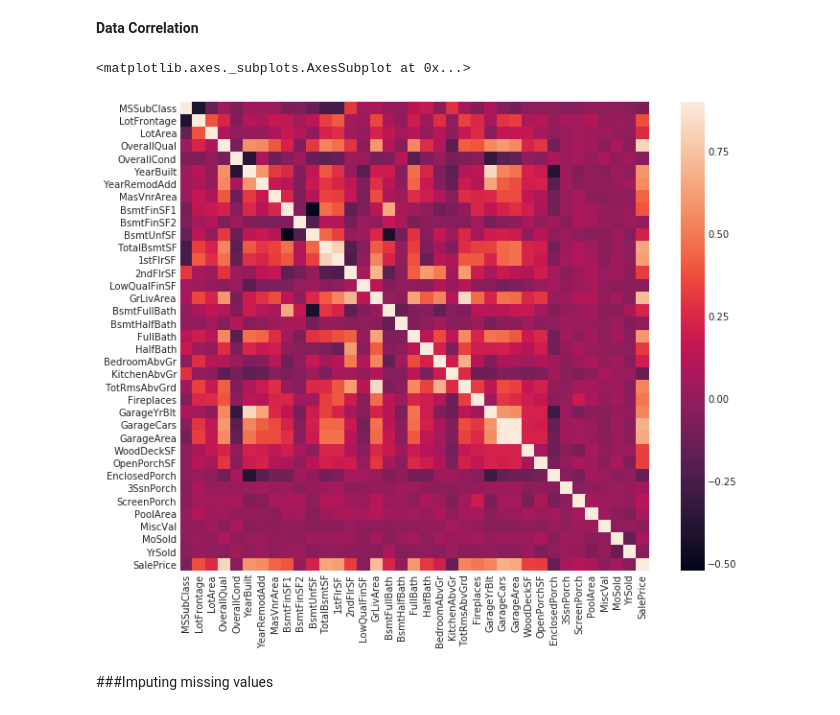
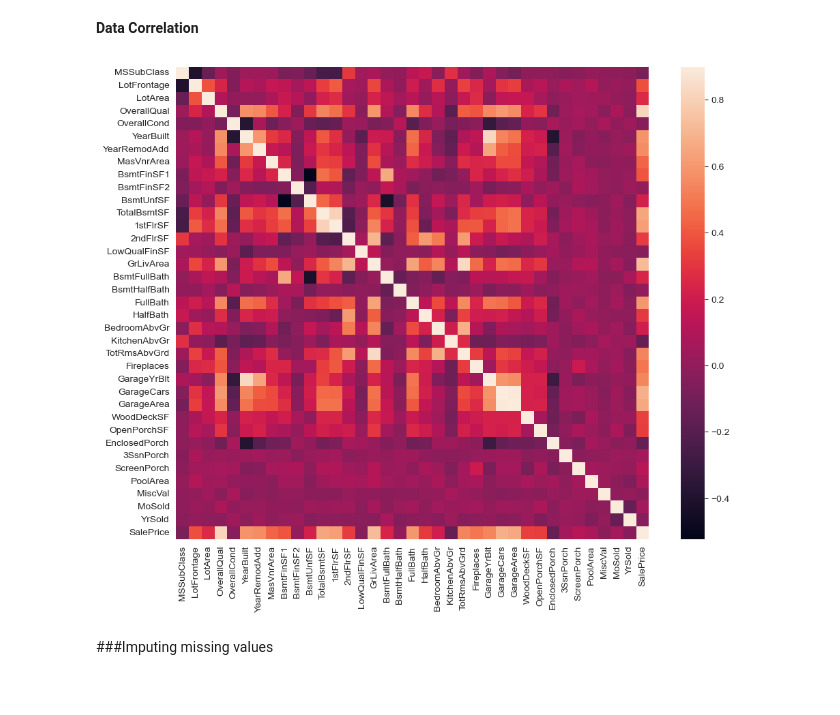
Before and after one commit to jasi999999/SAMSUNG_ML_Project, a Jupyter notebook: Personal/4-stacked-regressions-top-4-on-leaderboard.ipynb, the cells around one changed output. Cells and saved outputs as stored; diff of their text form; code cells hidden in the pictures.

```diff
--- a/Personal/4-stacked-regressions-top-4-on-leaderboard.ipynb
+++ b/Personal/4-stacked-regressions-top-4-on-leaderboard.ipynb
@@ -81,8 +81,8 @@ train.csv
 # %%
 #Now let's import and put the train and test datasets in  pandas dataframe
 
-train = pd.read_csv('../input/train.csv')
-test = pd.read_csv('../input/test.csv')
+train = pd.read_csv('../CSV/train.csv')
+test = pd.read_csv('../CSV/test.csv')
 # %%
 ##display the first five rows of the train dataset.
 train.head(5)
@@ -273,12 +273,12 @@ Text(0.5,1,'Percent missing data by feature')
 **Data Correlation**
 # %%
 #Correlation map to see how features are correlated with SalePrice
-corrmat = train.corr()
+corrmat = train.select_dtypes(include=['number']).corr()
 plt.subplots(figsize=(12,9))
 sns.heatmap(corrmat, vmax=0.9, square=True)
+plt.show()
 # %% [output]
-<matplotlib.axes._subplots.AxesSubplot at 0x...>
-[figure, old version]
+[figure, new version]
 # %% [markdown]
 ###Imputing missing values
 # %% [markdown]
```
Also changed, not shown: parts of 22 cells of this notebook, 2 other files.
